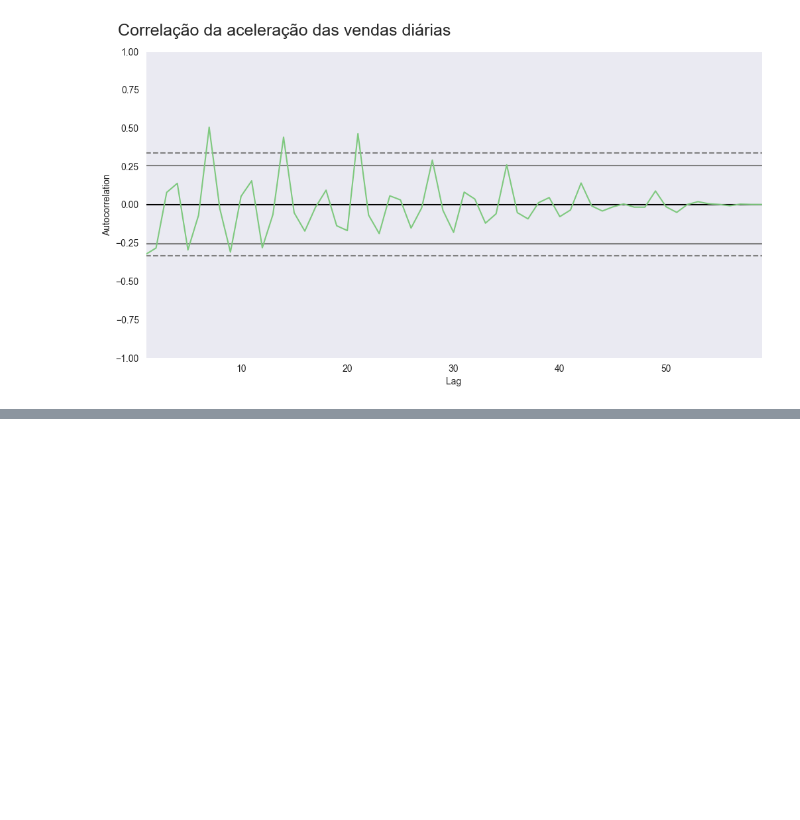
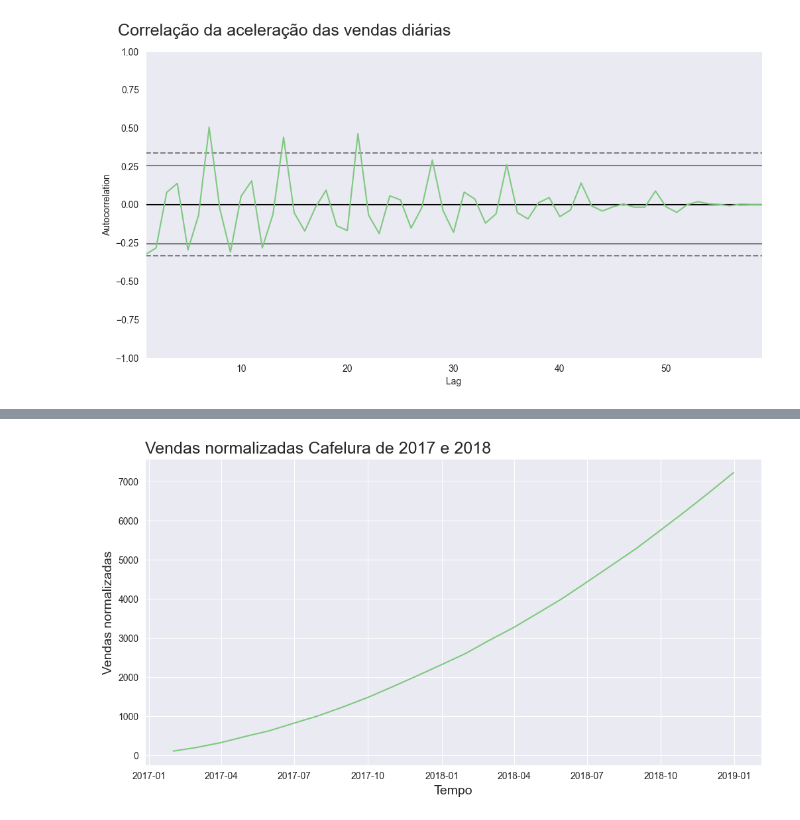
Before and after one commit to mrr00b00t/data-science-analise-series-temporais, a Jupyter notebook: notebook-curso.ipynb, the cells around one changed output, grey strips where cells are left out. Saved outputs shown, nothing was run; the diff lists cells and outputs as text; code cells hidden in the pictures; blank space fills up the shorter version.

```diff
--- a/notebook-curso.ipynb
+++ b/notebook-curso.ipynb
@@ -351,0 +396,3 @@ ax = ax
+# %%
+quantidade_de_dias_de_fds = pd.read_csv(os.path.join('material-curso', 'dias_final_de_semana.csv'))
+quantidade_de_dias_de_fds.head()
@@ -351,0 +411,3 @@ ax = ax
+# %%
+cafelura['vendas_normalizadas'] = cafelura['vendas'] / quantidade_de_dias_de_fds['quantidade_de_dias'].values
+cafelura.head()
@@ -351,0 +421,4 @@ ax = ax
+# %%
+plotar('Vendas normalizadas Cafelura de 2017 e 2018', xlabel = 'Tempo', ylabel='Vendas normalizadas', x='mes', y='vendas_normalizadas', dataset=cafelura)
+# %% [output]
+[figure, added]
```
Also changed, not shown: parts of 29 cells of this notebook.
